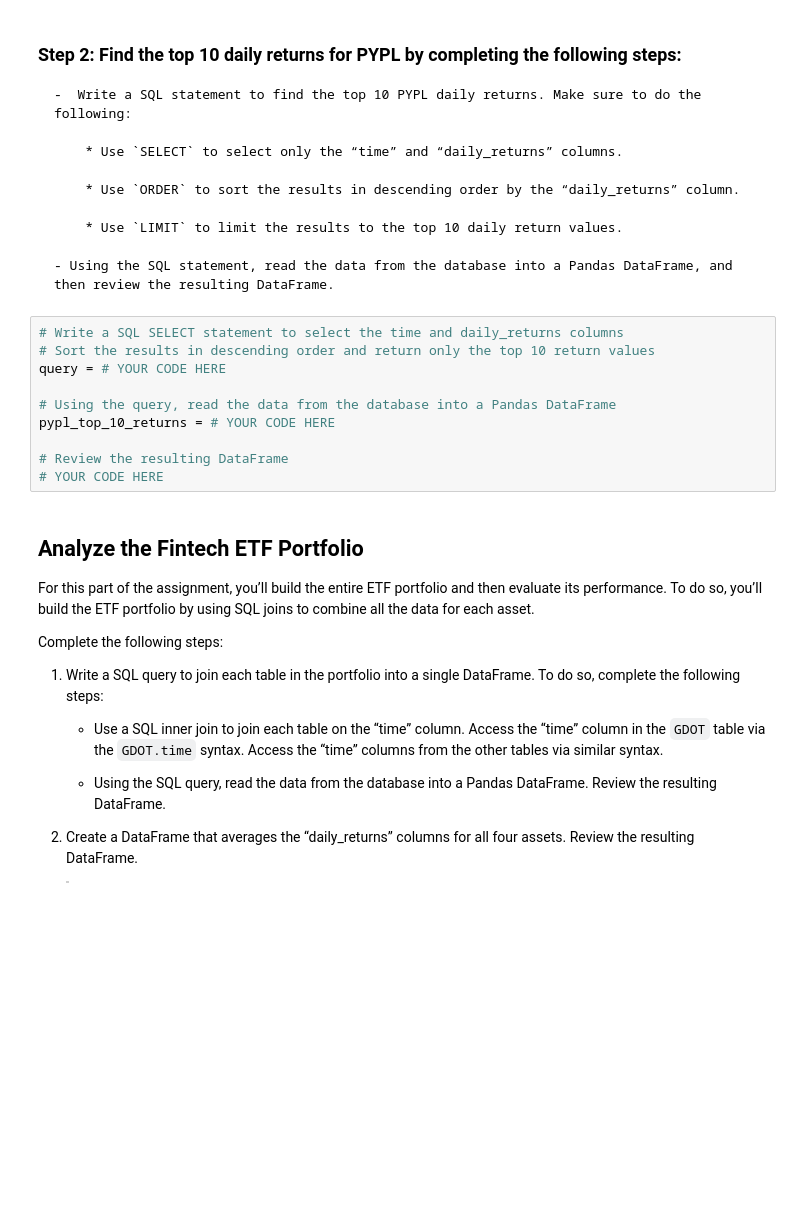
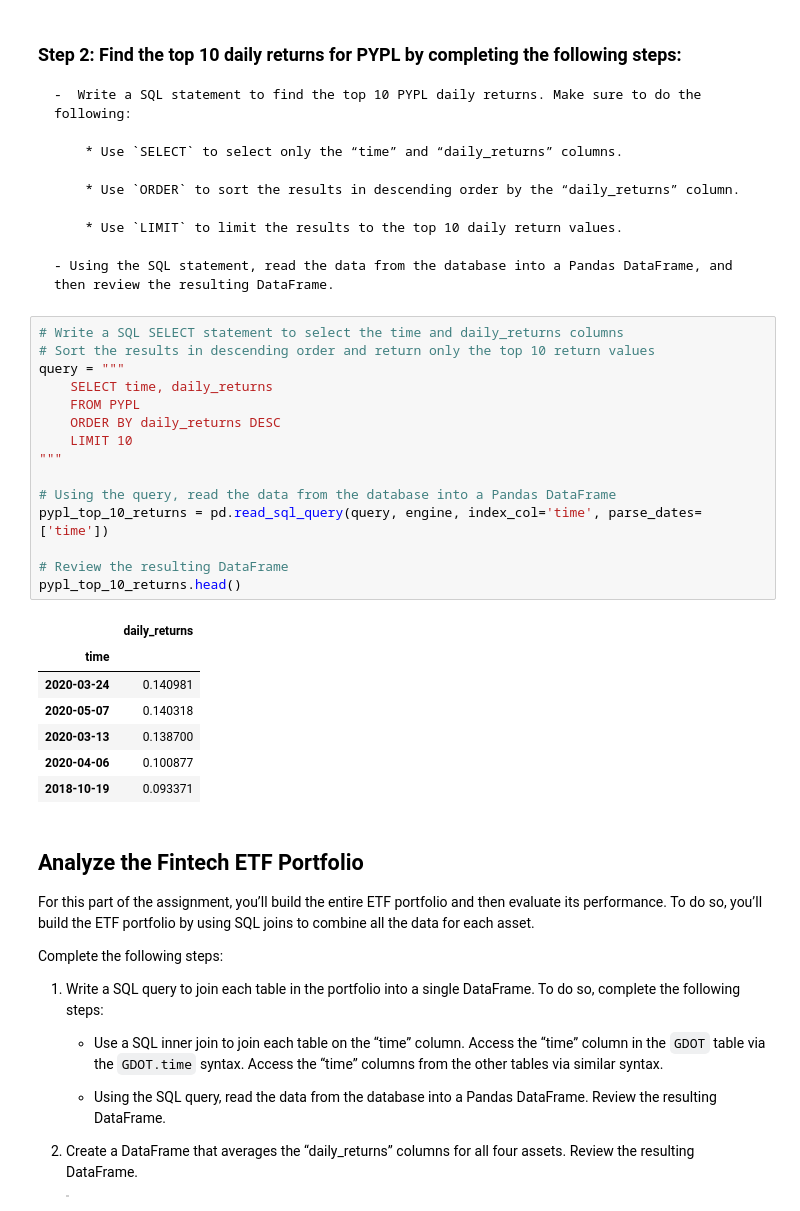
Before and after one commit to woodedlawn/module_7_challenge, a Jupyter notebook: etf_analyzer.ipynb, the cells around one changed output. Saved outputs shown, nothing was run; the diff lists cells and outputs as text; blank space fills up the shorter version.

```diff
--- a/etf_analyzer.ipynb
+++ b/etf_analyzer.ipynb
@@ -254,13 +263,26 @@ pypl_higher_than_200 = # YOUR CODE HERE
 # %%
 # Write a SQL SELECT statement to select the time and daily_returns columns
 # Sort the results in descending order and return only the top 10 return values
-query = # YOUR CODE HERE
+query = """
+    SELECT time, daily_returns
+    FROM PYPL
+    ORDER BY daily_returns DESC
+    LIMIT 10
+"""
 
 # Using the query, read the data from the database into a Pandas DataFrame
-pypl_top_10_returns = # YOUR CODE HERE
+pypl_top_10_returns = pd.read_sql_query(query, engine, index_col='time', parse_dates=['time'])
 
 # Review the resulting DataFrame
-# YOUR CODE HERE
+pypl_top_10_returns.head()
+# %% [output]
+|  | daily_returns |
+| time |  |
+| 2020-03-24 | 0.140981 |
+| 2020-05-07 | 0.140318 |
+| 2020-03-13 | 0.138700 |
+| 2020-04-06 | 0.100877 |
+| 2018-10-19 | 0.093371 |
 # %% [markdown]
 ## Analyze the Fintech ETF Portfolio
 
```
Also changed, not shown: parts of 3 cells of this notebook.
